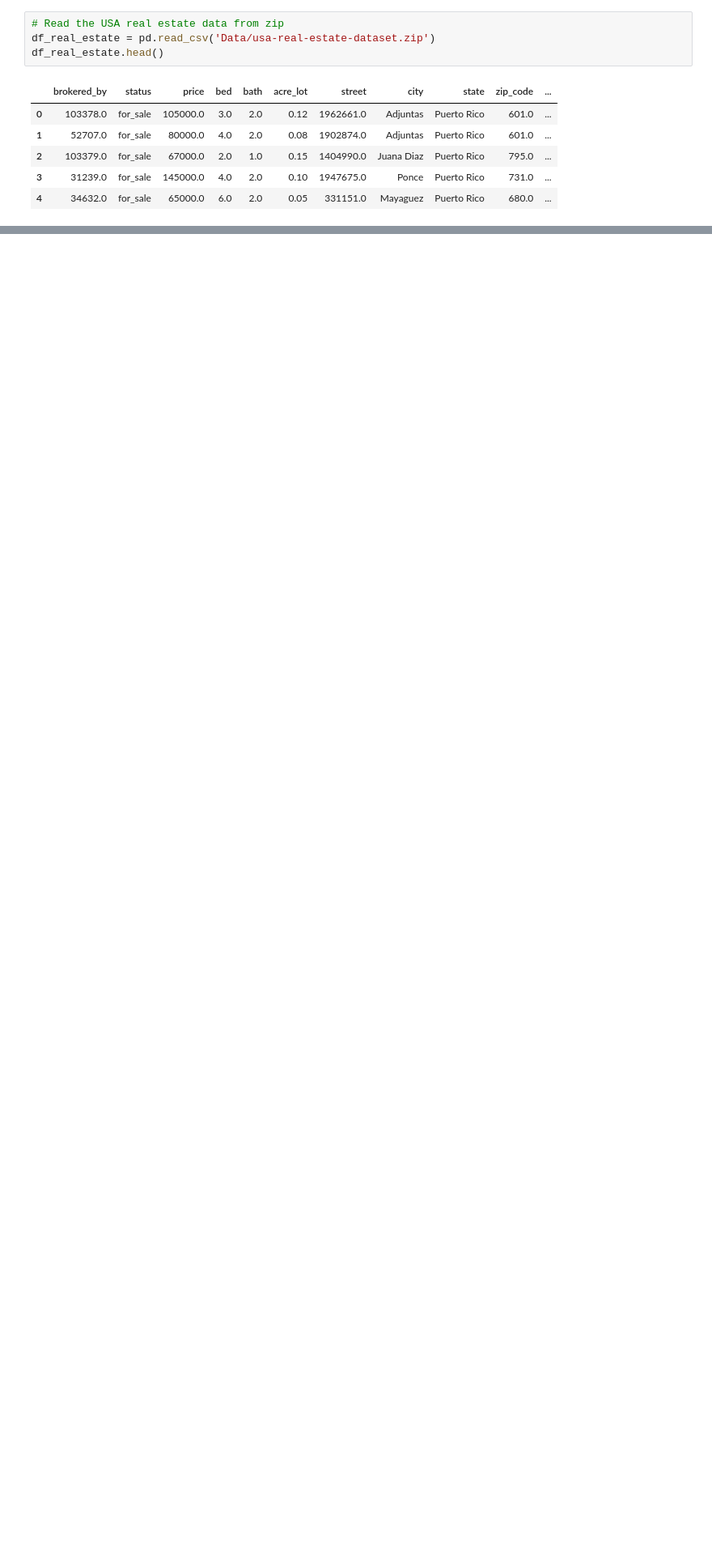
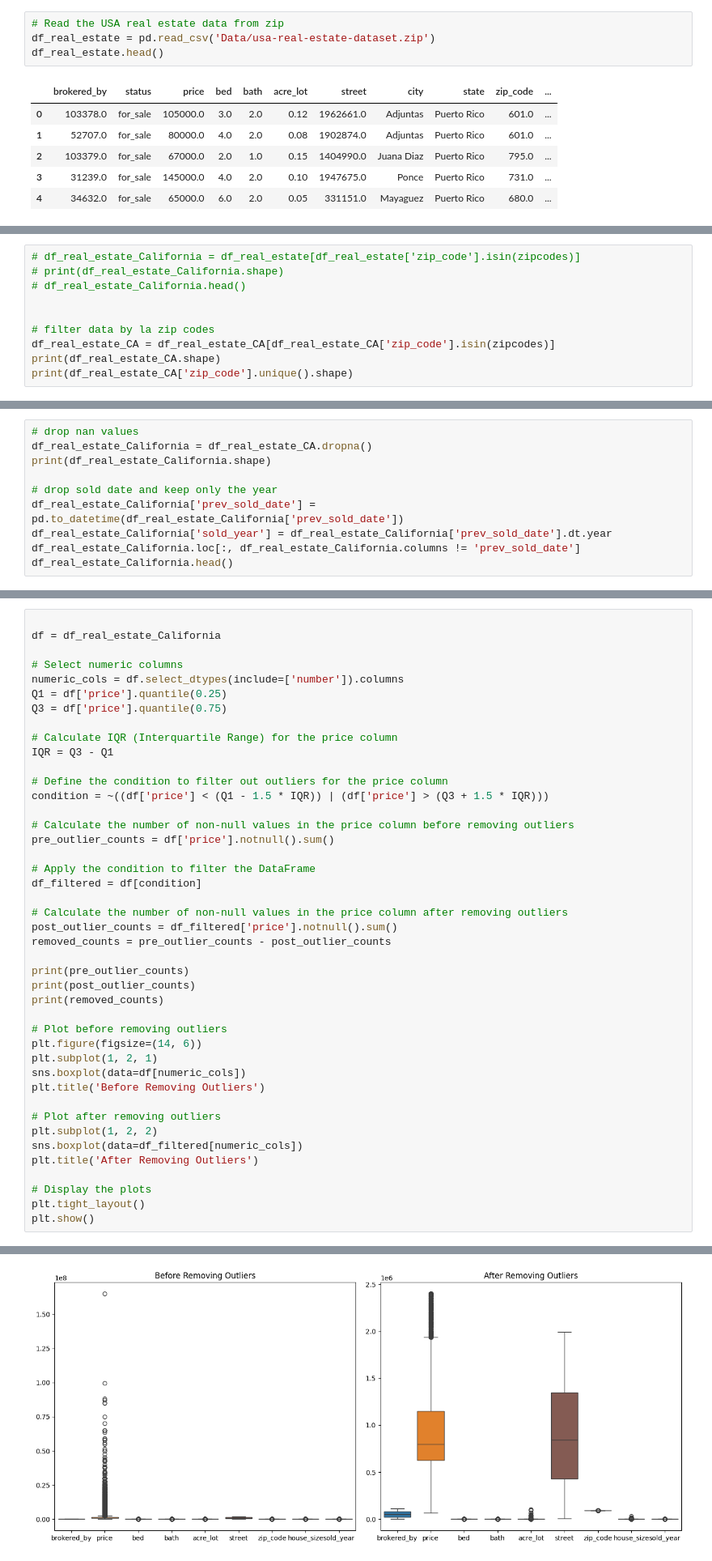
Before and after one commit to Peika44/Math189_HousePrice_Prediction, a Jupyter notebook: Data_Cleaning.ipynb, the cells around one changed output, grey strips where cells are left out. Shown at 81% size. Drawn from its saved outputs; the diff is of its cells as text; blank space fills up the shorter version.

```diff
--- a/Data_Cleaning.ipynb
+++ b/Data_Cleaning.ipynb
@@ -145,0 +65,10 @@ As finding the p-value from the Breusch-Pagan test, we can see it also violate t
+# %%
+# df_real_estate_California = df_real_estate[df_real_estate['zip_code'].isin(zipcodes)]
+# print(df_real_estate_California.shape)
+# df_real_estate_California.head()
+
+
+# filter data by la zip codes
+df_real_estate_CA = df_real_estate_CA[df_real_estate_CA['zip_code'].isin(zipcodes)]
+print(df_real_estate_CA.shape)
+print(df_real_estate_CA['zip_code'].unique().shape)
@@ -145,0 +92,10 @@ As finding the p-value from the Breusch-Pagan test, we can see it also violate t
+# %%
+# drop nan values
+df_real_estate_California = df_real_estate_CA.dropna()
+print(df_real_estate_California.shape)
+
+# drop sold date and keep only the year
+df_real_estate_California['prev_sold_date'] = pd.to_datetime(df_real_estate_California['prev_sold_date'])
+df_real_estate_California['sold_year'] = df_real_estate_California['prev_sold_date'].dt.year
+df_real_estate_California.loc[:, df_real_estate_California.columns != 'prev_sold_date']
+df_real_estate_California.head()
@@ -145,0 +166,44 @@ As finding the p-value from the Breusch-Pagan test, we can see it also violate t
+# %%
+
+df = df_real_estate_California
+
+# Select numeric columns
+numeric_cols = df.select_dtypes(include=['number']).columns
+Q1 = df['price'].quantile(0.25)
+Q3 = df['price'].quantile(0.75)
+
+# Calculate IQR (Interquartile Range) for the price column
+IQR = Q3 - Q1
+
+# Define the condition to filter out outliers for the price column
+condition = ~((df['price'] < (Q1 - 1.5 * IQR)) | (df['price'] > (Q3 + 1.5 * IQR)))
+
+# Calculate the number of non-null values in the price column before removing outliers
+pre_outlier_counts = df['price'].notnull().sum()
+
+# Apply the condition to filter the DataFrame
+df_filtered = df[condition]
+
+# Calculate the number of non-null values in the price column after removing outliers
+post_outlier_counts = df_filtered['price'].notnull().sum()
+removed_counts = pre_outlier_counts - post_outlier_counts
+
+print(pre_outlier_counts)
+print(post_outlier_counts)
+print(removed_counts)
+
+# Plot before removing outliers
+plt.figure(figsize=(14, 6))
+plt.subplot(1, 2, 1)
+sns.boxplot(data=df[numeric_cols])
+plt.title('Before Removing Outliers')
+
+# Plot after removing outliers
+plt.subplot(1, 2, 2)
+sns.boxplot(data=df_filtered[numeric_cols])
+plt.title('After Removing Outliers')
+
+# Display the plots
+plt.tight_layout()
+plt.show()
+# %% [output]
@@ -145,0 +213 @@ As finding the p-value from the Breusch-Pagan test, we can see it also violate t
+[figure, added]
```
Also changed, not shown: parts of 62 cells of this notebook.
